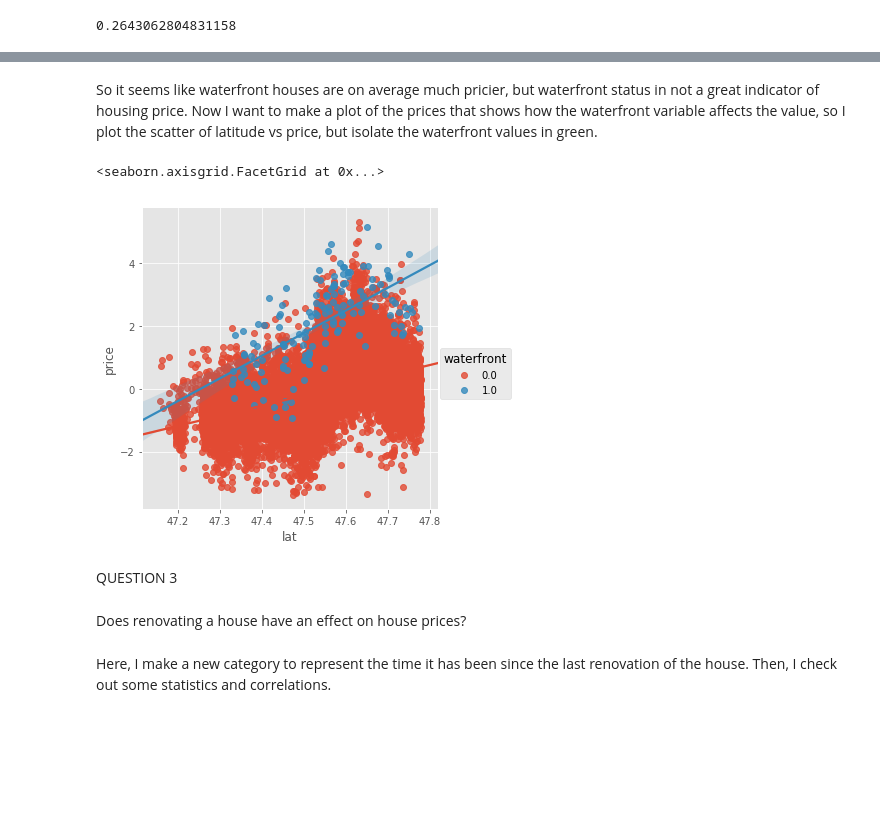
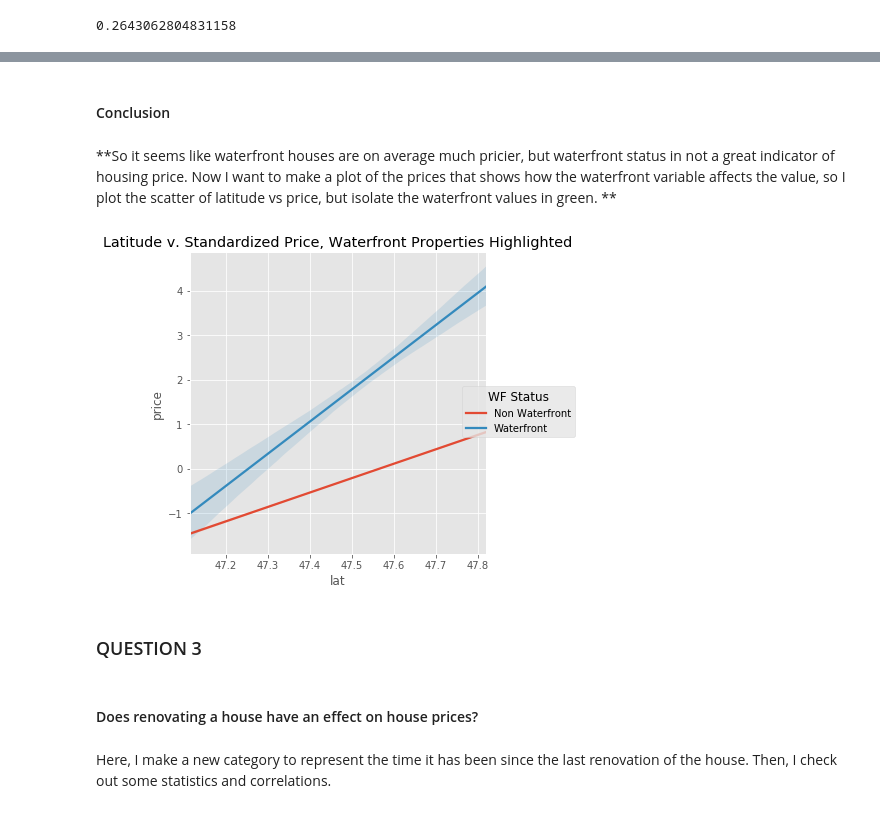
Before and after one commit to bcat12/dsc-1-final-project-online-ds-ft-100118, a Jupyter notebook: student.ipynb, the cells around one changed output, grey strips where cells are left out. Cells and saved outputs as stored; diff of their text form; code cells hidden in the pictures; blank space fills up the shorter version.

```diff
--- a/student.ipynb
+++ b/student.ipynb
@@ -667,17 +628,24 @@ Covariance Type:            nonrobust
 
 Warnings:
 [1] Standard Errors assume that the covariance matrix of the errors is correctly specified.
+# %% [markdown]
+#### Conclusion
 # %% [markdown]
-So it seems like waterfront houses are on average much pricier, but waterfront status in not a great indicator of housing price. Now I want to make a plot of the prices that shows how the waterfront variable affects the value, so I plot the scatter of latitude vs price, but isolate the waterfront values in green.
+**So it seems like waterfront houses are on average much pricier, but waterfront status in not a great indicator of housing price. Now I want to make a plot of the prices that shows how the waterfront variable affects the value, so I plot the scatter of latitude vs price, but isolate the waterfront values in green. **
-# %%
-sns.lmplot(x="lat", y="price", hue="waterfront", data=df3)
-# %% [output]
-<seaborn.axisgrid.FacetGrid at 0x...>
-[figure, removed]
-# %% [markdown]
-QUESTION 3
+# %%
+g= sns.lmplot(x="lat", y="price", hue="waterfront", data=df3, fit_reg=True,legend_out = True, scatter=False)
+plt.title('Latitude v. Standardized Price, Waterfront Properties Highlighted')
+new_title = 'WF Status'
+g._legend.set_title(new_title)
+# replace labels
+new_labels = ['Non Waterfront', 'Waterfront']
+for t, l in zip(g._legend.texts, new_labels): t.set_text(l)
+# %% [output]
+[figure, added]
+# %% [markdown]
+### QUESTION 3
 # %% [markdown]
-Does renovating a house have an effect on house prices?
+#### Does renovating a house have an effect on house prices?
 # %% [markdown]
 Here, I make a new category to represent the time it has been since the last renovation of the house. Then, I check out some statistics and correlations.
 # %%
```
Also changed, not shown: parts of 59 cells of this notebook, 2 other files.
